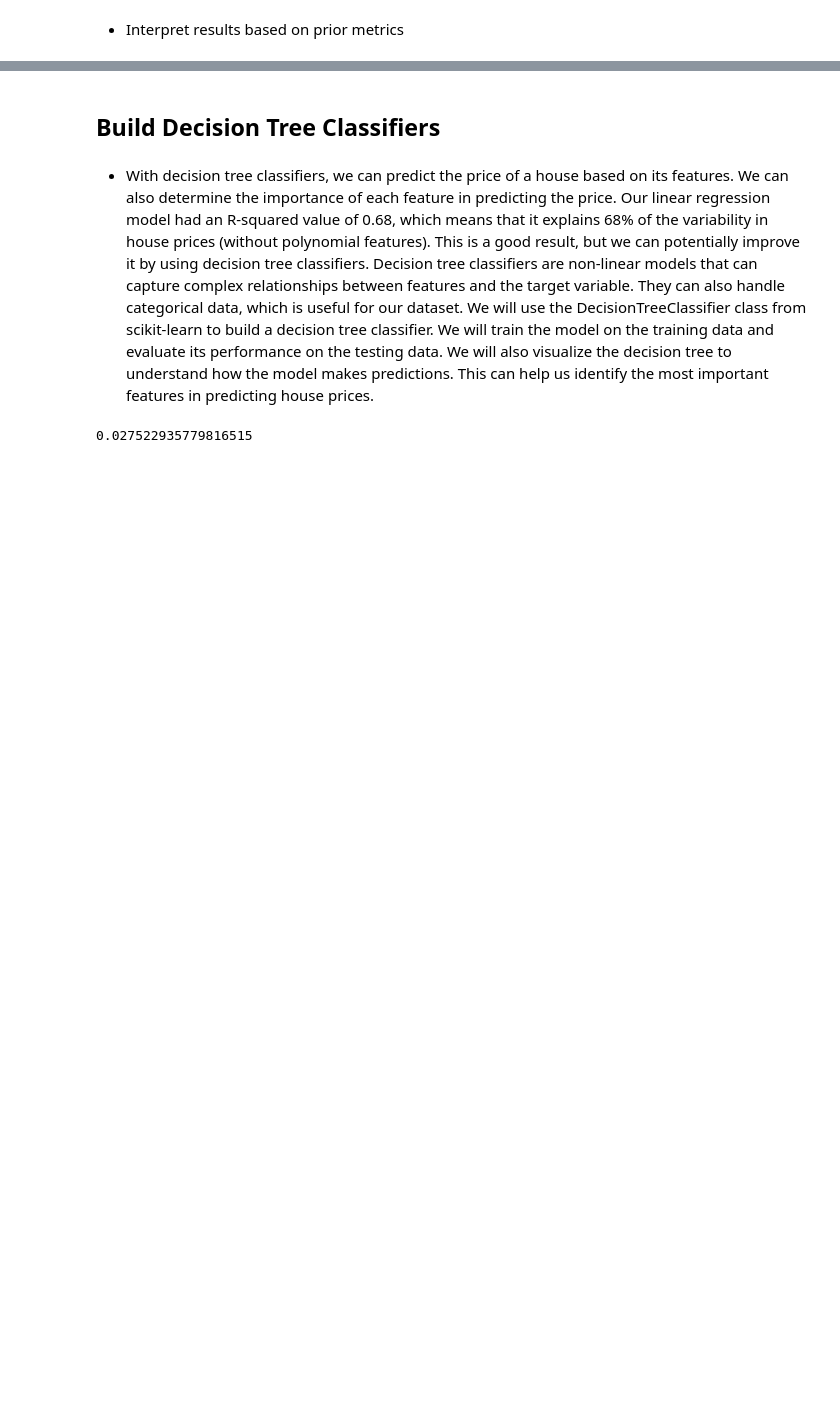
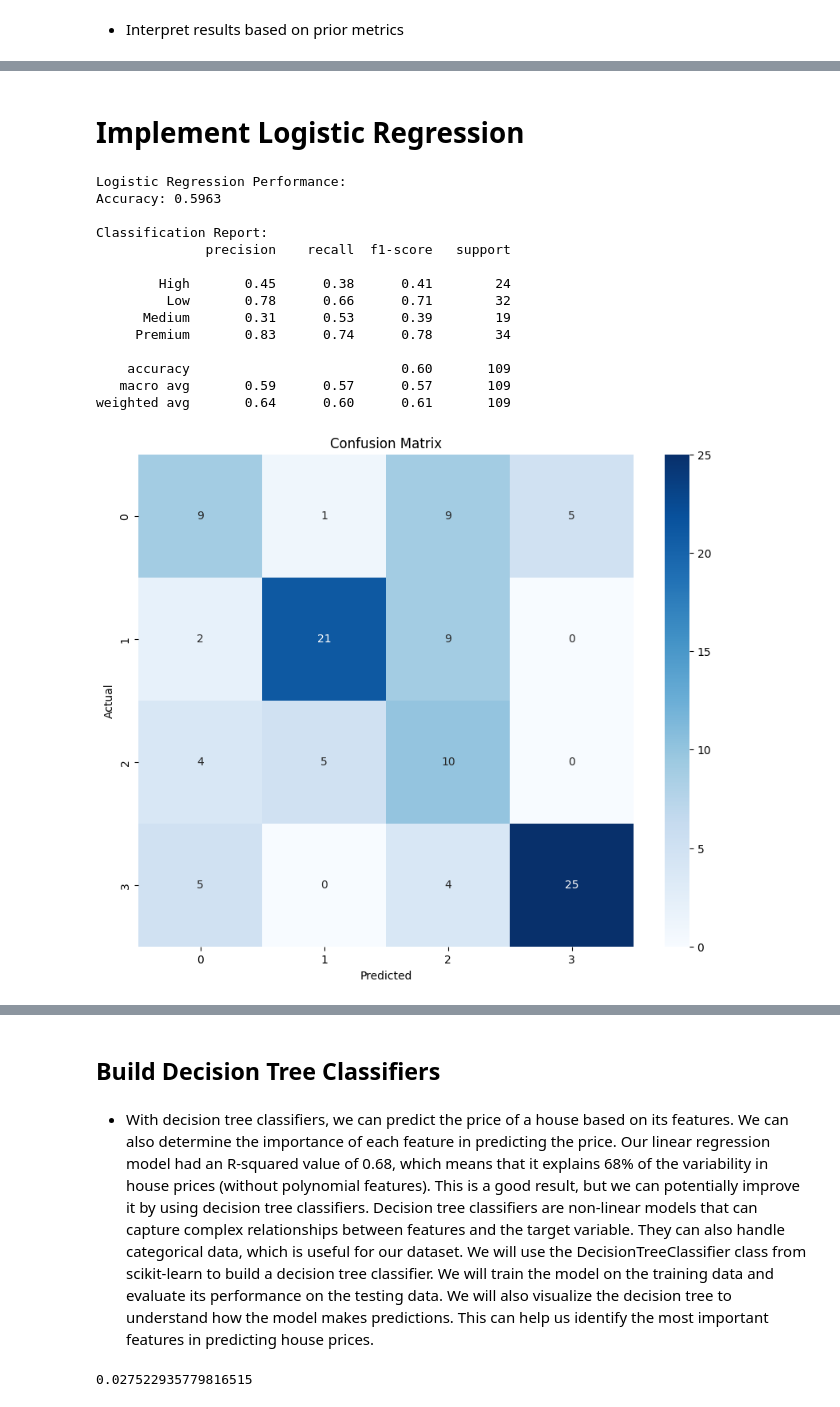
Before and after one commit to sgmalik/ML-Final-Project, a Jupyter notebook: main.ipynb, the cells around one changed output, grey strips where cells are left out. Cells and saved outputs as stored; diff of their text form; code cells hidden in the pictures; blank space fills up the shorter version.

```diff
--- a/main.ipynb
+++ b/main.ipynb
@@ -559,3 +610,63 @@ Our model explains approximately 78.71% of the variability in house prices.
 
 The model's performance is good, but could potentially be improved.
 [figure]
+# %% [markdown]
+# Implement Logistic Regression
+# %%
+# While our linear regression model performed moderately well with an R-squared of ~0.68,
+# we can try logistic regression by converting this into a classification problem.
+# This could be useful for:
+# 1. Predicting price ranges/categories instead of exact prices
+# 2. Potentially better handling of non-linear relationships
+# 3. Less sensitivity to outliers compared to linear regression
+
+# First, let's create price categories based on percentiles
+price_categories = pd.qcut(y, q=4, labels=['Low', 'Medium', 'High', 'Premium'])
+y_categorical = price_categories.astype('object')
+
+# Split the data again but now with categorical target
+X_train_log, X_test_log, y_train_log, y_test_log = train_test_split(
+    X, y_categorical, test_size=0.2, random_state=42
+)
+
+# Train logistic regression model
+pipe = Pipeline([
+    ('scaler', StandardScaler()),
+    ('logistic', LogisticRegression(max_iter=1000, class_weight='balanced'))
+])
+pipe.fit(X_train_log, y_train_log)
+
+# Make predictions
+y_pred_log = pipe.predict(X_test_log)
+
+# Evaluate the model
+accuracy = accuracy_score(y_test_log, y_pred_log)
+print("Logistic Regression Performance:")
+print(f"Accuracy: {accuracy:.4f}")
+print("\nClassification Report:")
+print(classification_report(y_test_log, y_pred_log))
+
+# Create confusion matrix
+cm = confusion_matrix(y_test_log, y_pred_log)
+plt.figure(figsize=(10, 8))
+sns.heatmap(cm, annot=True, fmt='d', cmap='Blues')
+plt.title('Confusion Matrix')
+plt.xlabel('Predicted')
+plt.ylabel('Actual')
+plt.show()
+# %% [output]
+Logistic Regression Performance:
+Accuracy: 0.5963
+
+Classification Report:
+              precision    recall  f1-score   support
+
+        High       0.45      0.38      0.41        24
+         Low       0.78      0.66      0.71        32
+      Medium       0.31      0.53      0.39        19
+     Premium       0.83      0.74      0.78        34
+
+    accuracy                           0.60       109
+   macro avg       0.59      0.57      0.57       109
+weighted avg       0.64      0.60      0.61       109
+[figure, added]
```
Also changed, not shown: parts of 20 cells of this notebook.
